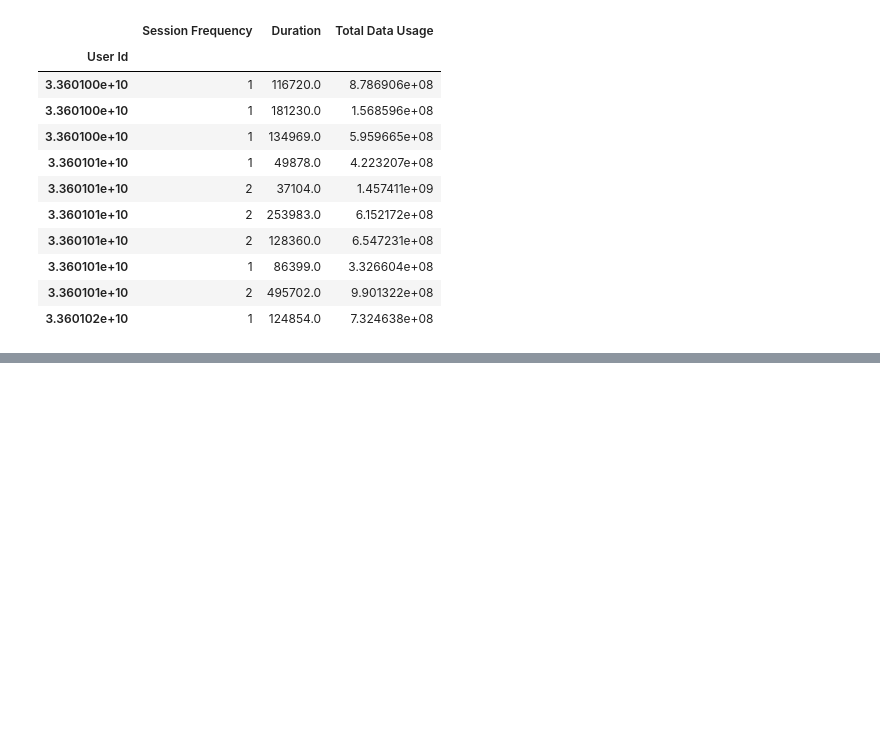
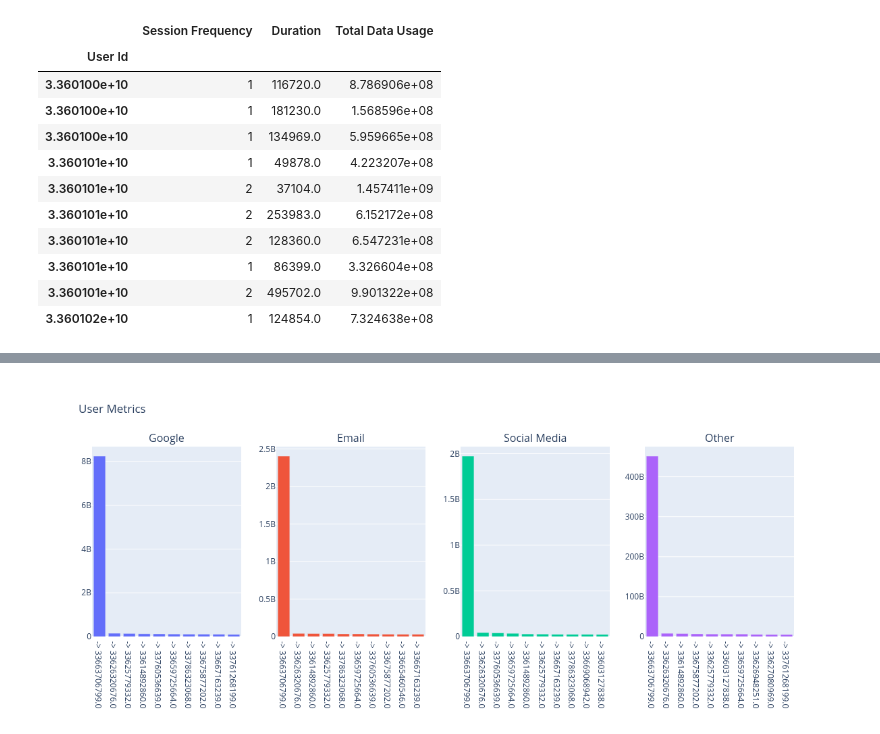
Before and after one commit to YohansSamuel/TeleCom-Data-Analysis, a Jupyter notebook: notebooks/Task-2-User_Engagement_Analysis.ipynb, the cells around one changed output, grey strips where cells are left out. Cells and saved outputs as stored; diff of their text form; code cells hidden in the pictures; blank space fills up the shorter version.

```diff
--- a/notebooks/Task-2-User_Engagement_Analysis.ipynb
+++ b/notebooks/Task-2-User_Engagement_Analysis.ipynb
@@ -84,0 +195,5 @@ ImportError: cannot import name 'plot_mult_hist' from 'data_plots' (/home/yohans
+# %%
+plot_mult_hist([google, email, social_media, other], 1,
+          4, "User Metrics", [ "Google", "Email", "Social Media", "Other"])
+# %% [output]
+[figure, added]
```
Also changed, not shown: parts of 26 cells of this notebook, 1 other file.
